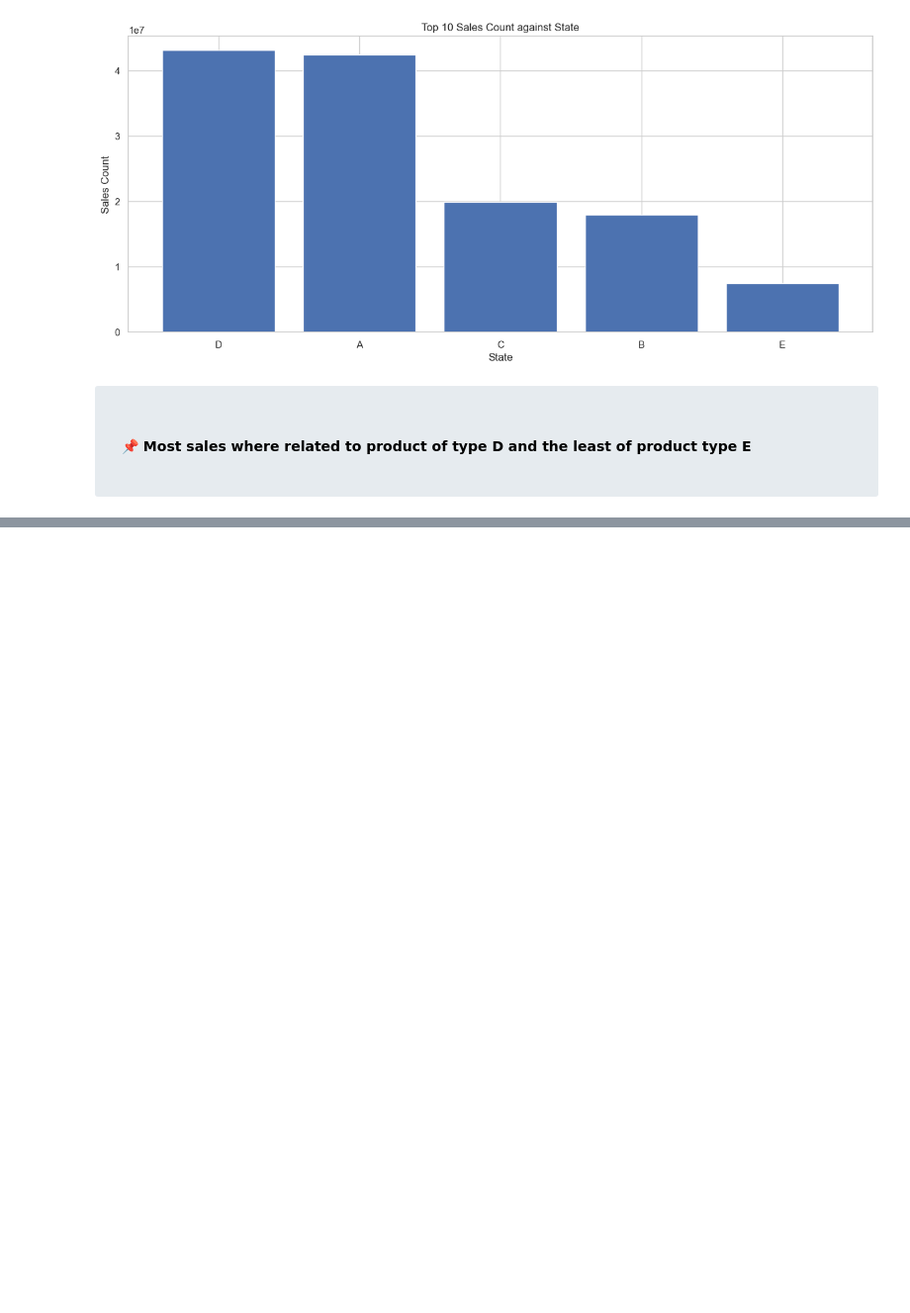
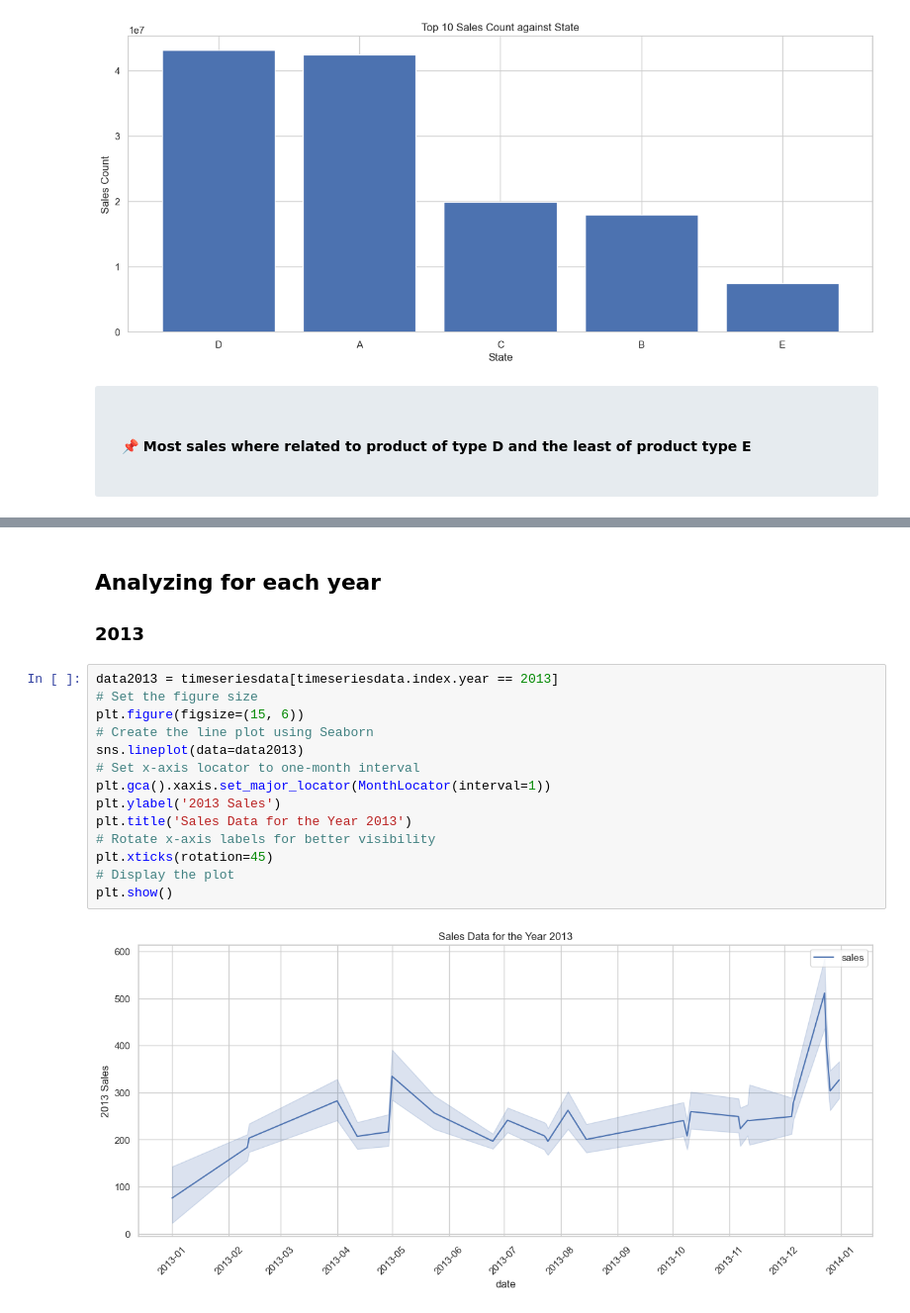
Before and after one commit to aaronayitey/LP3-Time-Series-Analysis, a Jupyter notebook: code.ipynb, the cells around one changed output, grey strips where cells are left out. Shown at 99% size. Drawn from its saved outputs; the diff is of its cells as text; blank space fills up the shorter version.

```diff
--- a/code.ipynb
+++ b/code.ipynb
@@ -573,0 +634,19 @@ Text(0.5, 1.0, 'Top 10 Sales Count against State')
+# %% [markdown]
+##  Analyzing for each year
+### 2013
+# %%
+data2013 = timeseriesdata[timeseriesdata.index.year == 2013]
+# Set the figure size
+plt.figure(figsize=(15, 6))
+# Create the line plot using Seaborn
+sns.lineplot(data=data2013)
+# Set x-axis locator to one-month interval
+plt.gca().xaxis.set_major_locator(MonthLocator(interval=1))
+plt.ylabel('2013 Sales')
+plt.title('Sales Data for the Year 2013')
+# Rotate x-axis labels for better visibility
+plt.xticks(rotation=45)
+# Display the plot
+plt.show()
+# %% [output]
+[figure, added]
```
Also changed, not shown: parts of 19 cells of this notebook.
